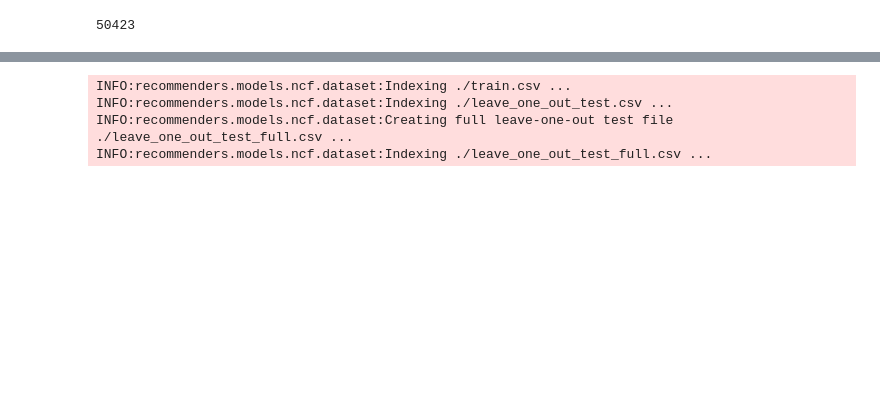
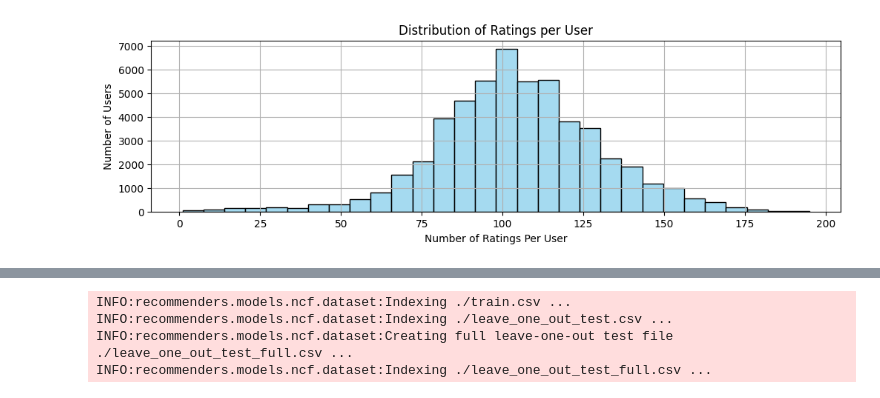
Before and after one commit to H4mz4k7/TheReadingRoom, a Jupyter notebook: ncf_notebook.ipynb, the cells around one changed output, grey strips where cells are left out. Drawn from its saved outputs; the diff is of its cells as text; code cells hidden in the pictures; blank space fills up the shorter version.

```diff
--- a/ncf_notebook.ipynb
+++ b/ncf_notebook.ipynb
@@ -33,5 +29,5 @@ TOP_K = 5
 EPOCHS = 100
 BATCH_SIZE = 256
 # %%
-ratings = pd.read_csv('books_data/ratings.csv', sep=';', error_bad_lines=False, encoding="latin-1")
-books = pd.read_csv('books_data/books.csv', sep=';', error_bad_lines=False, encoding="latin-1")
+ratings = pd.read_csv('books_data/ratings_new.csv')
+books = pd.read_csv('books_data/books_new.csv')
@@ -85,6 +33,0 @@ len(users_with_x_interaction)
-# %%
-item_interaction_count = books_df.groupby('itemID')['userID'].nunique()
-items_with_x_interaction = item_interaction_count[item_interaction_count > 1]
-len(items_with_x_interaction)
-# %% [output]
-50423
@@ -93,0 +34,18 @@ books_df = books_df[books_df['itemID'].isin(items_with_x_interaction.index)]
+# %%
+english_codes = ['en', 'en-CA', 'en-GB', 'en-US', 'eng']
+books = books[books['language_code'].isin(english_codes)]
+# %%
+books_df= pd.merge(books, ratings, on='book_id')
+# %%
+user_ratings_count = books_df.groupby('user_id').size()
+item_ratings_count = books_df.groupby('book_id').size()
+# %%
+plt.figure(figsize=(12, 3))
+sns.histplot(user_ratings_count, bins=30, kde=False, color='skyblue')
+plt.title('Distribution of Ratings per User')
+plt.xlabel('Number of Ratings Per User')
+plt.ylabel('Number of Users')
+plt.grid(True)
+plt.show()
+# %% [output]
+[figure, added]
```
Also changed, not shown: parts of 36 cells of this notebook, 7 other files.
